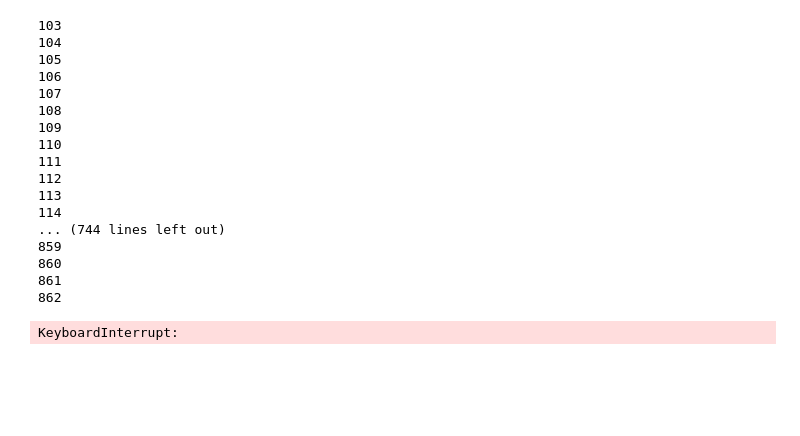
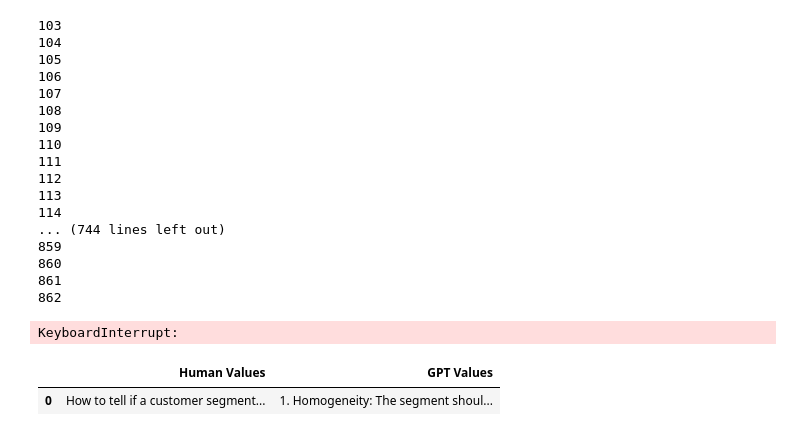
Before and after one commit to everydaycodings/Notebooks, a Jupyter notebook: kaggle/model-dataset.ipynb, the cells around one changed output. Cells and saved outputs as stored; diff of their text form; code cells hidden in the pictures; blank space fills up the shorter version.

```diff
--- a/kaggle/model-dataset.ipynb
+++ b/kaggle/model-dataset.ipynb
@@ -421,3 +421,28 @@ for i in range(103, 13810):
 861
 862
 KeyboardInterrupt:
+# %%
+import pandas as pd
+
+dataset = {
+    "conversations": [
+        {'from': 'human', 'value': 'How to tell if a customer segment is well segmented? In 3 bullet points.'},
+        {'from': 'gpt', 'value': '1. Homogeneity: The segment should consist of customers who share similar characteristics and behaviors.\n2. Distinctiveness: The segment should be different from other segments in terms of their characteristics and behaviors.\n3. Stability: The segment should remain relatively stable over time and not change drastically. The characteristics and behaviors of customers within the segment should not change significantly.'}
+    ]
+}
+
+# Extract human and GPT values
+human_values = [conv['value'] for conv in dataset['conversations'] if conv['from'] == 'human']
+gpt_values = [conv['value'] for conv in dataset['conversations'] if conv['from'] == 'gpt']
+
+# Create a DataFrame
+df = pd.DataFrame({'Human Values': human_values, 'GPT Values': gpt_values})
+
+# Save to CSV
+#csv_file_path = 'conversation_data.csv'
+#df.to_csv(csv_file_path, index=False, encoding='utf-8')
+# %%
+df
+# %% [output]
+|  | Human Values | GPT Values |
+| 0 | How to tell if a customer segment... | 1. Homogeneity: The segment shoul... |
```
Also changed, not shown: 33 other files.
